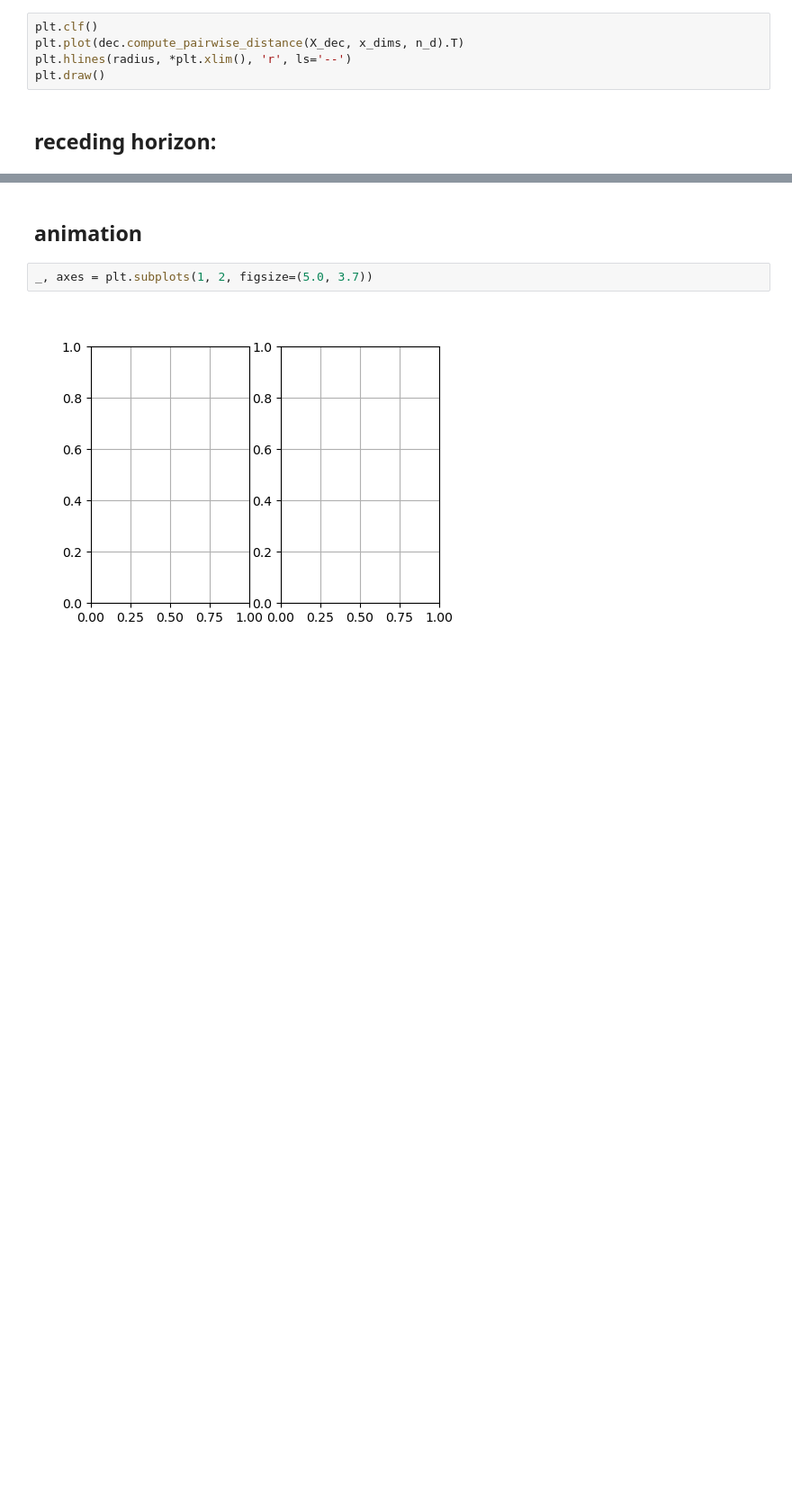
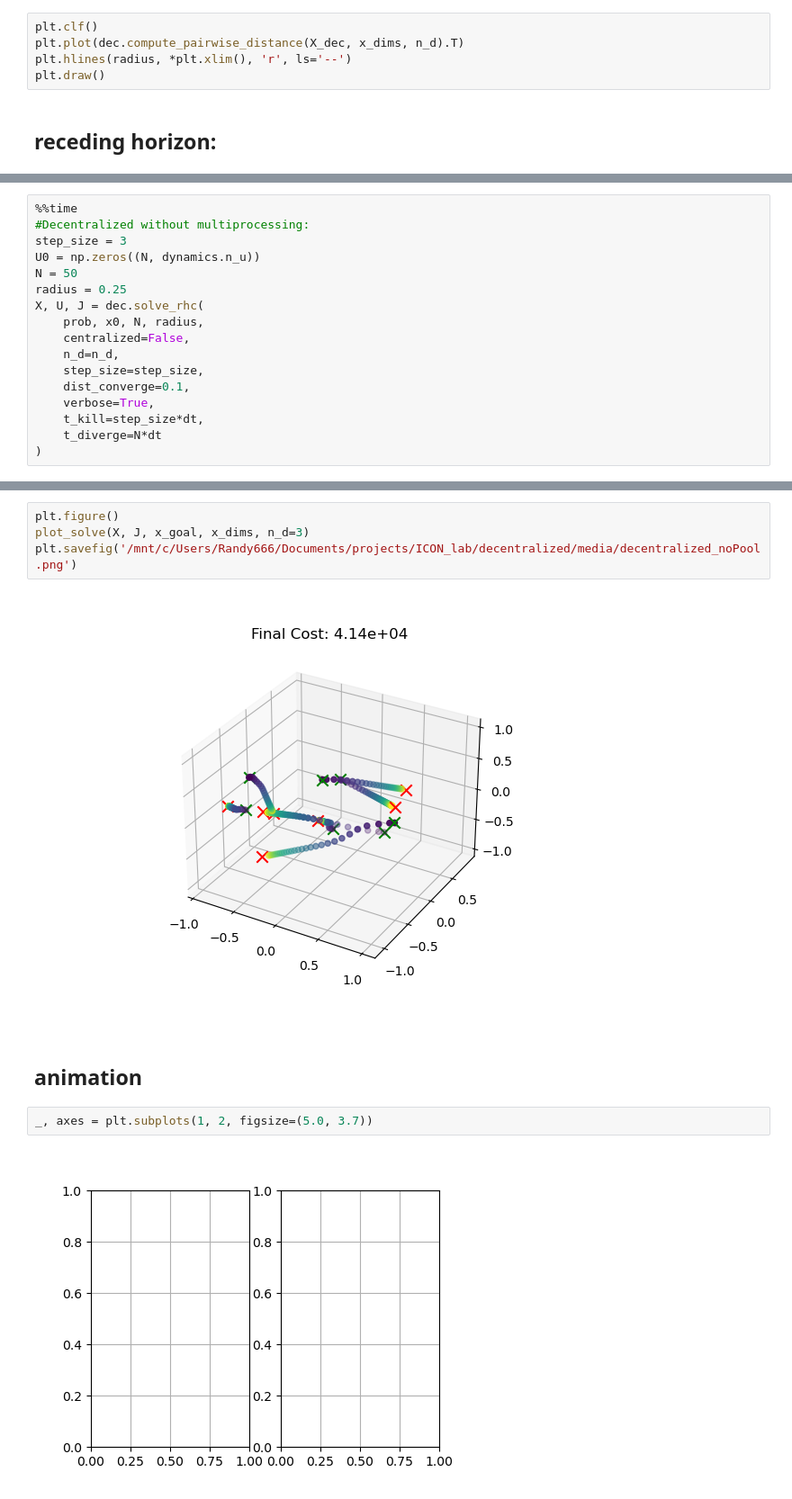
Before and after one commit to labicon/dp-ilqr, a Jupyter notebook: run/main.ipynb, the cells around one changed output, grey strips where cells are left out. Shown at 90% size. Saved outputs shown, nothing was run; the diff lists cells and outputs as text; blank space fills up the shorter version.

```diff
--- a/run/main.ipynb
+++ b/run/main.ipynb
@@ -519,0 +523,17 @@ plot_solve(X, J, x_goal, x_dims, n_d=3)
+# %%
+%%time
+#Decentralized without multiprocessing:
+step_size = 3
+U0 = np.zeros((N, dynamics.n_u))
+N = 50
+radius = 0.25
+X, U, J = dec.solve_rhc(
+    prob, x0, N, radius,
+    centralized=False,
+    n_d=n_d,
+    step_size=step_size,
+    dist_converge=0.1,
+    verbose=True,
+    t_kill=step_size*dt,
+    t_diverge=N*dt
+)
@@ -520,3 +558,9 @@ plot_solve(X, J, x_goal, x_dims, n_d=3)
+# %%
+plt.figure()
+plot_solve(X, J, x_goal, x_dims, n_d=3)
+plt.savefig('/mnt/c/Users/Randy666/Documents/projects/ICON_lab/decentralized/media/decentralized_noPool.png')
+# %% [output]
+[figure, added]
 # %% [markdown]
 ## animation
 # %%
```
Also changed, not shown: parts of 20 cells of this notebook.
